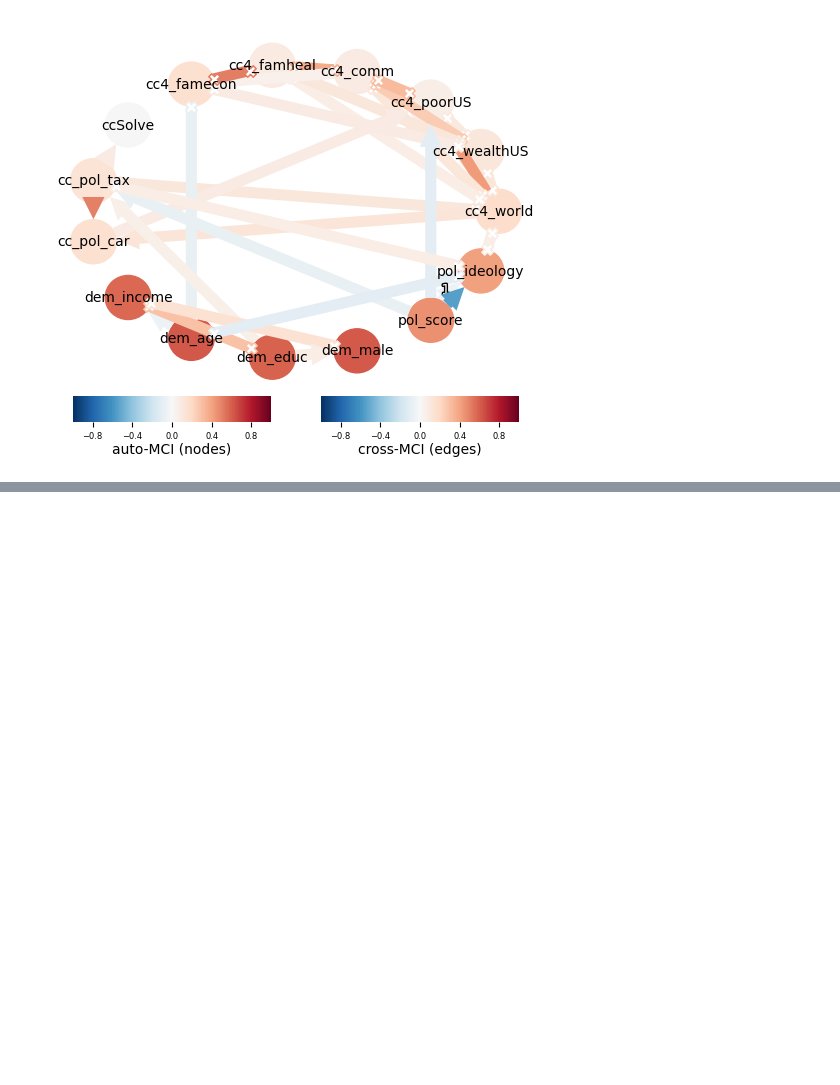
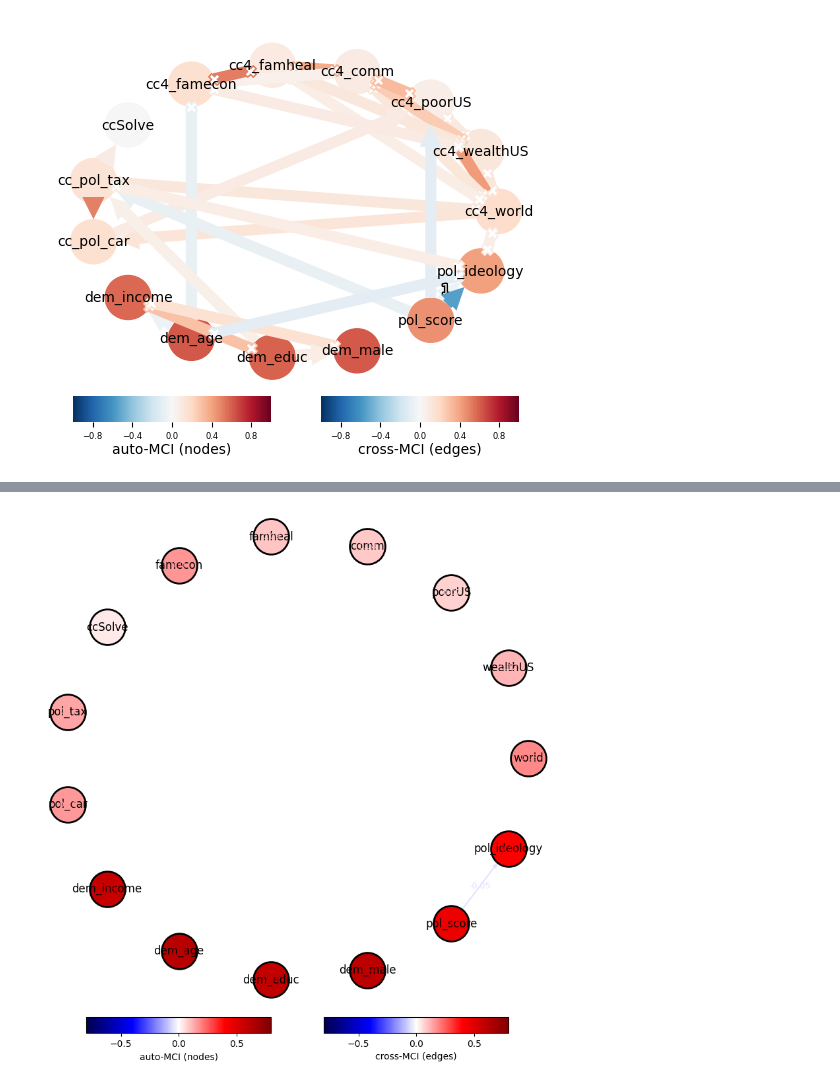
Before and after one commit to paraskevasleivadaros/climate-opinions-and-elections, a Jupyter notebook: notebooks/2-modeling-and-inference.ipynb, the cells around one changed output, grey strips where cells are left out. Saved outputs shown, nothing was run; the diff lists cells and outputs as text; code cells hidden in the pictures; blank space fills up the shorter version.

```diff
--- a/notebooks/2-modeling-and-inference.ipynb
+++ b/notebooks/2-modeling-and-inference.ipynb
@@ -1627,8 +1611,8 @@ dataframe = DataFrame(data=reshaped_data, var_names=variables)
 # Set up PCMCI with partial correlation test
 pcmci = PCMCI(dataframe=dataframe, cond_ind_test=ParCorr(significance='analytic'))
 
-# Run PCMCI with tau_max = 1 (1 lag)
-results = pcmci.run_pcmci(tau_max=1, pc_alpha=0.01)
+# Run PCMCI analysis
+results = pcmci.run_pcmci(tau_min=0, tau_max=1, pc_alpha=0.01)
 
 # Print significant links at alpha = 0.01
 pcmci.print_significant_links(p_matrix=results['p_matrix'],
@@ -1827,0 +1682,72 @@ pol_ideology      NaN      NaN       NaN         Both
+# %%
+import numpy as np
+import matplotlib.pyplot as plt
+import matplotlib.colors as mcolors
+
+# Settings
+alpha = 0.01
+lag = 1
+vars = variables
+N = len(vars)
+
+# Compute circle positions
+theta = np.linspace(0, 2 * np.pi, N, endpoint=False)
+pos = {v: (np.cos(theta[i]), np.sin(theta[i])) for i, v in enumerate(vars)}
+
+# Colormap setup
+cmap = plt.get_cmap('seismic')
+norm = mcolors.Normalize(-0.8, 0.8)
+col = lambda w: cmap(norm(w))
+
+# Extract significant lag‑1 edges
+G, V, P = results['graph'], results['val_matrix'], results['p_matrix']
+edges = [
+    (vars[j], vars[i], V[j, i, lag])
+    for i in range(N) for j in range(N)
+    if G[j, i, lag] and P[j, i, lag] < alpha
+]
+
+# Plot
+fig, ax = plt.subplots(figsize=(8, 8))
+ax.axis('off')
+
+# Plot bigger nodes
+for v in vars:
+    x, y = pos[v]
+    val = V[vars.index(v), vars.index(v), lag]
+    ax.scatter(x, y, s=1500, color=col(val),
+               edgecolor='black', linewidth=2, zorder=2)
+    ax.text(x, y, v.replace("cc4_", "").replace("cc_", ""),
+            ha='center', va='center', fontsize=12, zorder=3)
+
+# Plot edges with arrows
+for s, t, w in edges:
+    x0, y0 = pos[s]; x1, y1 = pos[t]
+    ax.annotate("",
+                xy=(x1, y1), xytext=(x0, y0),
+                arrowprops=dict(
+                    arrowstyle='->',
+                    color=col(w),
+                    lw=1 + 4 * abs(w),
+                    shrinkA=20, shrinkB=20
+                ),
+                zorder=1)
+    xm, ym = (x0 + x1) / 2, (y0 + y1) / 2
+    ax.text(xm, ym, f"{w:.2f}", color=col(w),
+            fontsize=9, ha='center', va='center', zorder=4)
+
+# Lowered colorbars
+sm = plt.cm.ScalarMappable(norm=norm, cmap=cmap)
+sm.set_array([])
+cax1 = fig.add_axes([0.1, 0.0, 0.35, 0.03])
+plt.colorbar(sm, cax=cax1, orientation='horizontal',
+             label='auto‑MCI (nodes)')
+cax2 = fig.add_axes([0.55, 0.0, 0.35, 0.03])
+plt.colorbar(sm, cax=cax2, orientation='horizontal',
+             label='cross‑MCI (edges)')
+
+plt.tight_layout(rect=[0, 0.04, 1, 1])
+plt.savefig("../results/pcmci_circular_manual_lag1_bigger_final.png", dpi=300)
+plt.show()
+# %% [output]
+[figure, added]
```
Also changed, not shown: parts of 5 cells of this notebook, 16 other files.
